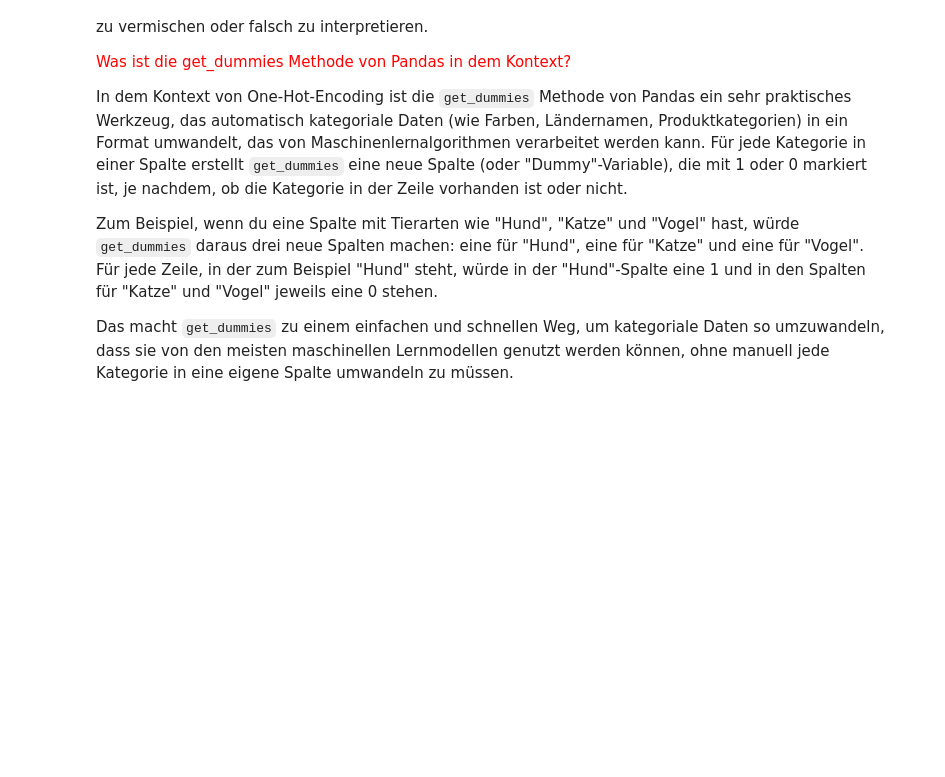
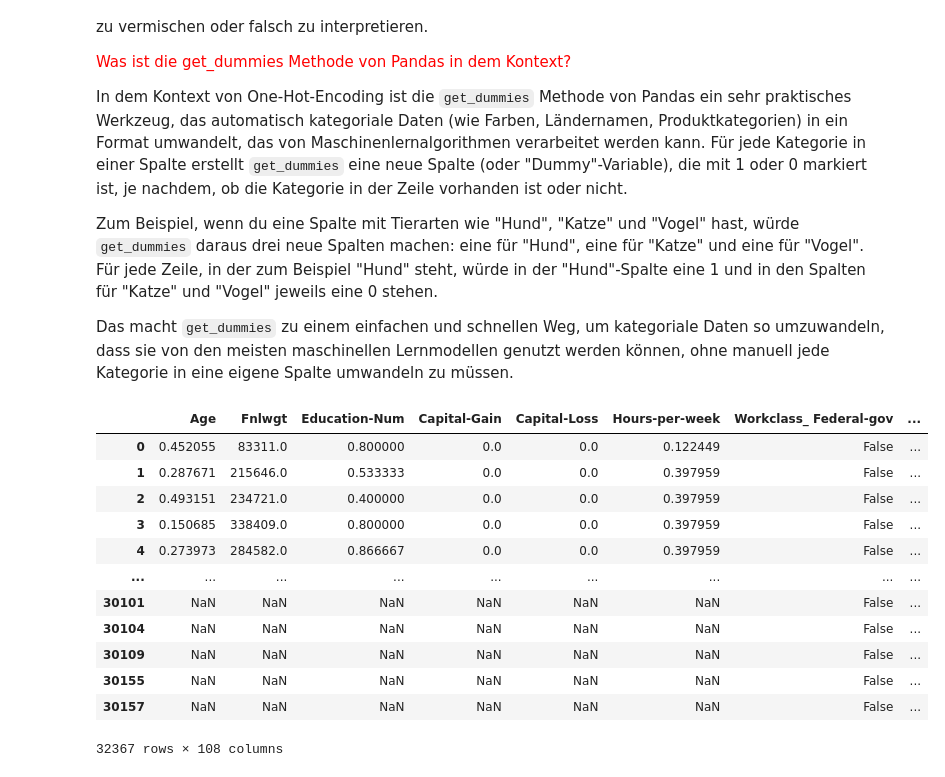
Before and after one commit to DataWithDino/Machine-Learning-Uni, a Jupyter notebook: 2_Mathematische Grundlagen/201_DataScienceCycle.ipynb, the cells around one changed output. Drawn from its saved outputs; the diff is of its cells as text; code cells hidden in the pictures; blank space fills up the shorter version.

```diff
--- a/2_Mathematische Grundlagen/201_DataScienceCycle.ipynb
+++ b/2_Mathematische Grundlagen/201_DataScienceCycle.ipynb
@@ -189,12 +216,12 @@ def transform(X):
     transformed_df = X.copy()
 
     # Logarithmieren  von 'capital_gain' und 'capital_loss' Spalten
-    transformed_df['Capital Gain'] = np.log1p(transformed_df['Capital Gain'])
-    transformed_df['Capital Loss'] = np.log1p(transformed_df['Capital Loss'])
+    transformed_df['Capital-Gain'] = np.log1p(transformed_df['Capital-Gain'])
+    transformed_df['Capital-Loss'] = np.log1p(transformed_df['Capital-Loss'])
 
     # Normalisieren  der numerischen Spalten auf den Bereich [0, 1]
     scaler = MinMaxScaler()
-    num_cols = ['Age', 'Education Num', 'Capital Gain', 'Capital Loss', 'Hours per Week']
+    num_cols = ['Age', 'Education-Num', 'Capital-Gain', 'Capital-Loss', 'Hours-per-week']
     transformed_df[num_cols] = scaler.fit_transform(transformed_df[num_cols])
 
     #One-Hot-Encoding für die nominalen Spalten durch
@@ -204,8 +231,24 @@ def transform(X):
 # %%
 from sklearn.model_selection import train_test_split
 
 # Transformieren Sie die Features
 X_transformed = transform(y)
 
 # Teilen Sie den Datensatz in einen Trainings- und Testdatensatz
 X_train, X_test = train_test_split(X_transformed, test_size=0.2, random_state=0)
+
+X_transformed
+# %% [output]
+|  | Age | Fnlwgt | Education-Num | Capital-Gain | Capital-Loss | Hours-per-week | Workclass_ Federal-gov | ... |
+| 0 | 0.452055 | 83311.0 | 0.800000 | 0.0 | 0.0 | 0.122449 | False | ... |
+| 1 | 0.287671 | 215646.0 | 0.533333 | 0.0 | 0.0 | 0.397959 | False | ... |
+| 2 | 0.493151 | 234721.0 | 0.400000 | 0.0 | 0.0 | 0.397959 | False | ... |
+| 3 | 0.150685 | 338409.0 | 0.800000 | 0.0 | 0.0 | 0.397959 | False | ... |
+| 4 | 0.273973 | 284582.0 | 0.866667 | 0.0 | 0.0 | 0.397959 | False | ... |
+| ... | ... | ... | ... | ... | ... | ... | ... | ... |
+| 30101 | NaN | NaN | NaN | NaN | NaN | NaN | False | ... |
+| 30104 | NaN | NaN | NaN | NaN | NaN | NaN | False | ... |
+| 30109 | NaN | NaN | NaN | NaN | NaN | NaN | False | ... |
+| 30155 | NaN | NaN | NaN | NaN | NaN | NaN | False | ... |
+| 30157 | NaN | NaN | NaN | NaN | NaN | NaN | False | ... |
+32367 rows × 108 columns
```
Also changed, not shown: parts of 5 cells of this notebook, 4 other files.
